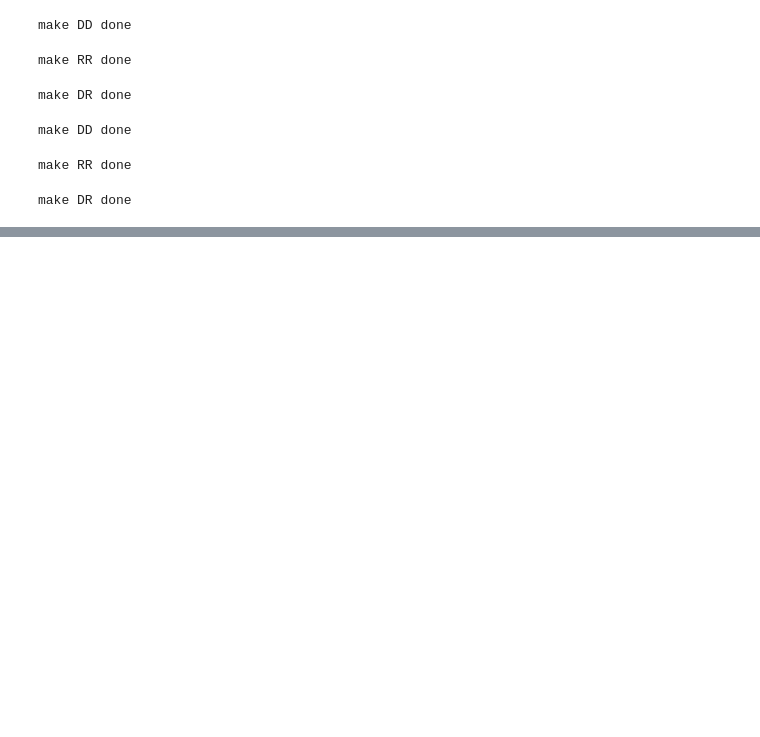
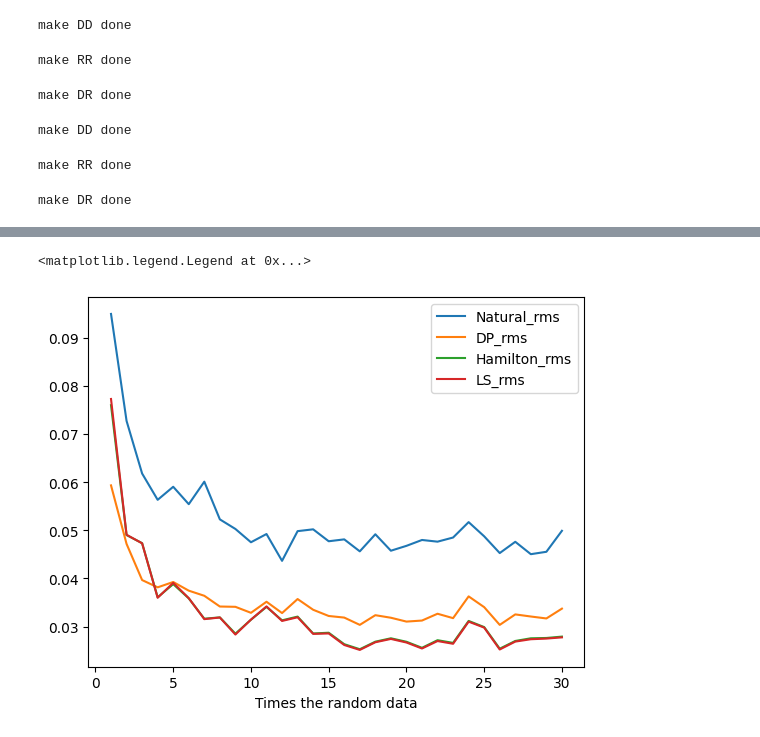
Before and after one commit to HyeonKim1/2pcf, a Jupyter notebook: test.ipynb, the cells around one changed output, grey strips where cells are left out. Drawn from its saved outputs; the diff is of its cells as text; code cells hidden in the pictures; blank space fills up the shorter version.

```diff
--- a/test.ipynb
+++ b/test.ipynb
@@ -84,0 +48,41 @@ np.float64(nan)
+# %%
+nn=500
+np.random.seed(1)
+my_pos=np.random.uniform(0,300,size=(nn,3))
+
+nnn=30
+nnnn=20
+
+rms=np.zeros((nnnn,nnn))
+DP_rms=np.zeros((nnnn,nnn))
+Hamilton_rms=np.zeros((nnnn,nnn))
+LS_rms=np.zeros((nnnn,nnn))
+
+for jj in range(nnnn):
+
+    for ii in range(nnn):
+        my_2pct=twopcf(my_pos,random_scale=(ii+1),boxscale=[0,300])
+
+        psi,array=my_2pct.Natural(bins=15)
+        DP_psi,array=my_2pct.DP(bins=15)
+        Hamilton_psi,array=my_2pct.Hamilton(bins=15)
+        LS_psi,array=my_2pct.LS(bins=15)
+
+        cutoff=array<300
+
+        rms[jj,ii]=np.sqrt(np.sum(psi[cutoff]**2))
+        DP_rms[jj,ii]=np.sqrt(np.sum(DP_psi[cutoff]**2))
+        Hamilton_rms[jj,ii]=np.sqrt(np.sum(Hamilton_psi[cutoff]**2))
+        LS_rms[jj,ii]=np.sqrt(np.sum(LS_psi[cutoff]**2))
+# %%
+step=np.linspace(1,nnn,nnn)
+
+plt.plot(step, np.mean(rms,axis=0), label='Natural_rms')
+plt.plot(step, np.mean(DP_rms,axis=0) , label='DP_rms')
+plt.plot(step, np.mean(Hamilton_rms,axis=0) , label='Hamilton_rms')
+plt.plot(step, np.mean(LS_rms,axis=0), label='LS_rms')
+plt.xlabel('Times the random data')
+plt.legend()
+# %% [output]
+<matplotlib.legend.Legend at 0x...>
+[figure, added]
```
Also changed, not shown: parts of 13 cells of this notebook.
